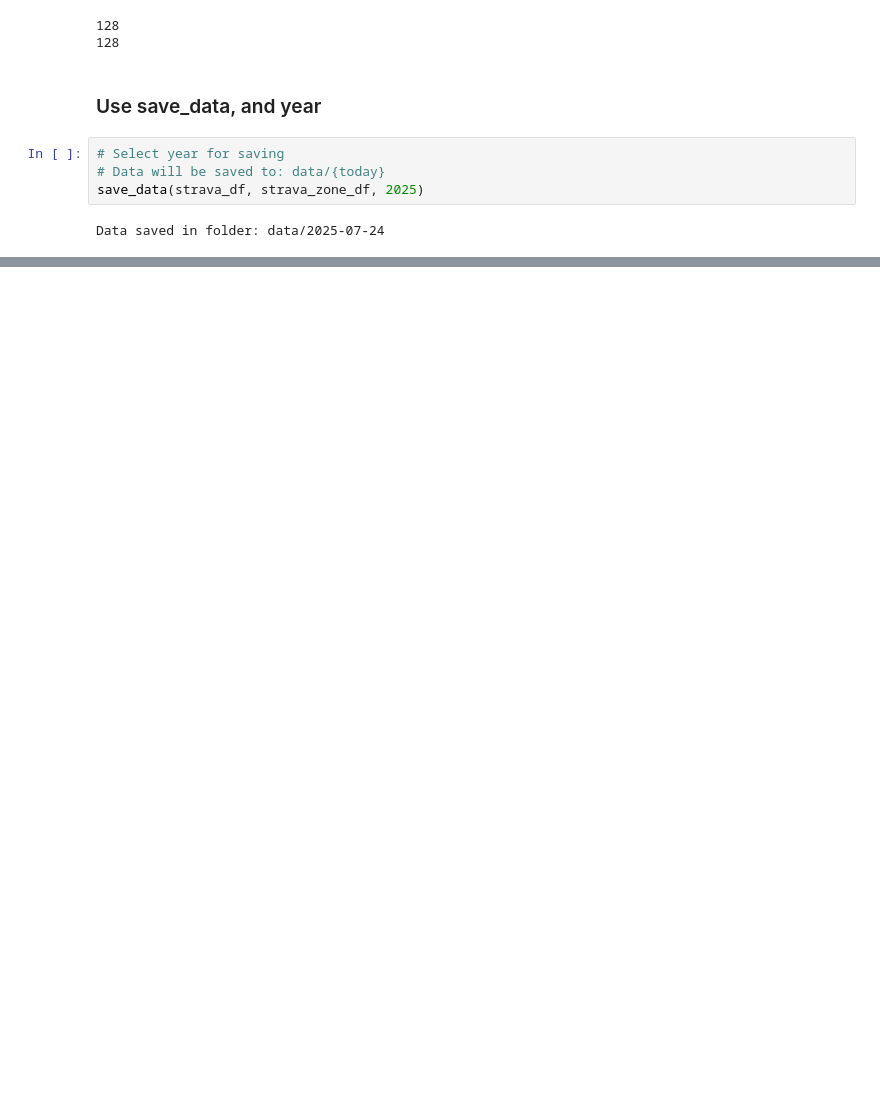
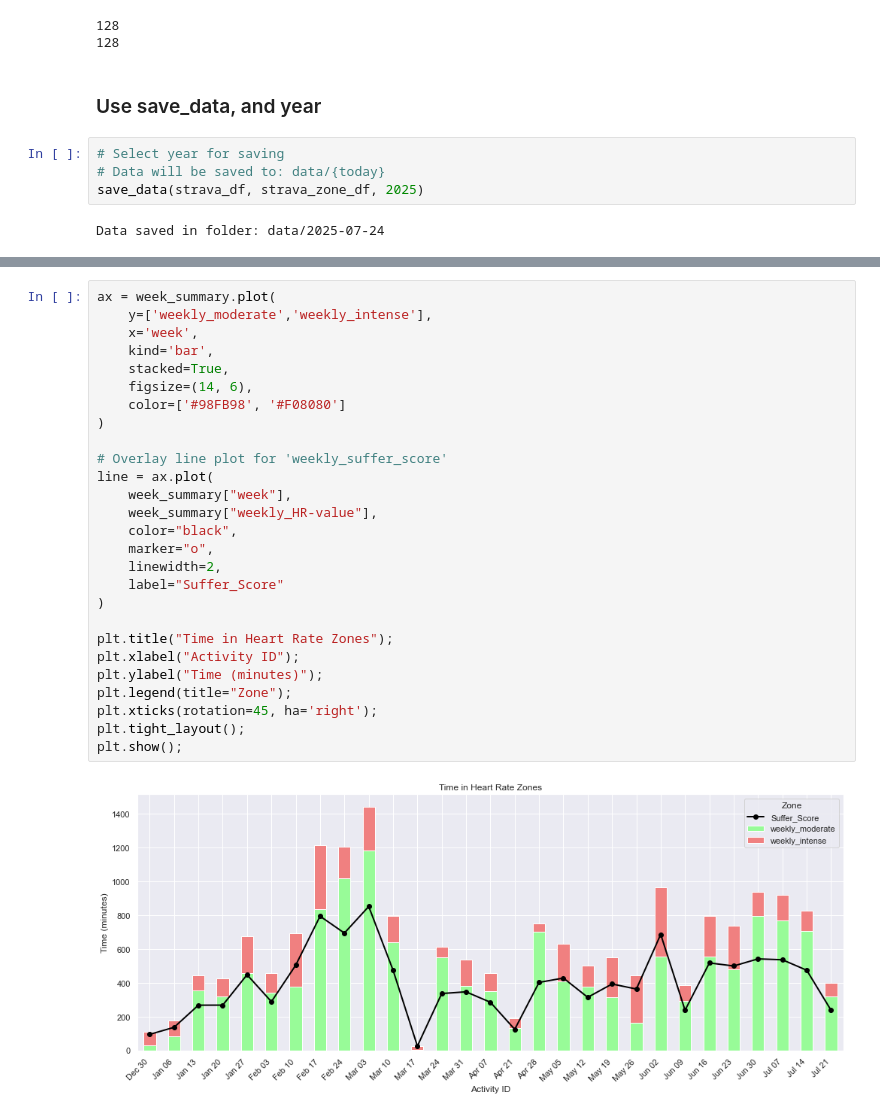
Before and after one commit to edterrell/healthy_heart, a Jupyter notebook: strava_API.ipynb, the cells around one changed output, grey strips where cells are left out. Drawn from its saved outputs; the diff is of its cells as text; blank space fills up the shorter version.

```diff
--- a/strava_API.ipynb
+++ b/strava_API.ipynb
@@ -476,0 +500,29 @@ Data saved in folder: data/2025-07-24
+# %%
+ax = week_summary.plot(
+    y=['weekly_moderate','weekly_intense'],
+    x='week',
+    kind='bar',
+    stacked=True,
+    figsize=(14, 6),
+    color=['#98FB98', '#F08080']
+)
+
+# Overlay line plot for 'weekly_suffer_score'
+line = ax.plot(
+    week_summary["week"],
+    week_summary["weekly_HR-value"],
+    color="black",
+    marker="o",
+    linewidth=2,
+    label="Suffer_Score"
+)
+
+plt.title("Time in Heart Rate Zones");
+plt.xlabel("Activity ID");
+plt.ylabel("Time (minutes)");
+plt.legend(title="Zone");
+plt.xticks(rotation=45, ha='right');
+plt.tight_layout();
+plt.show();
+# %% [output]
+[figure, added]
```
Also changed, not shown: parts of 14 cells of this notebook, 1 other file.
